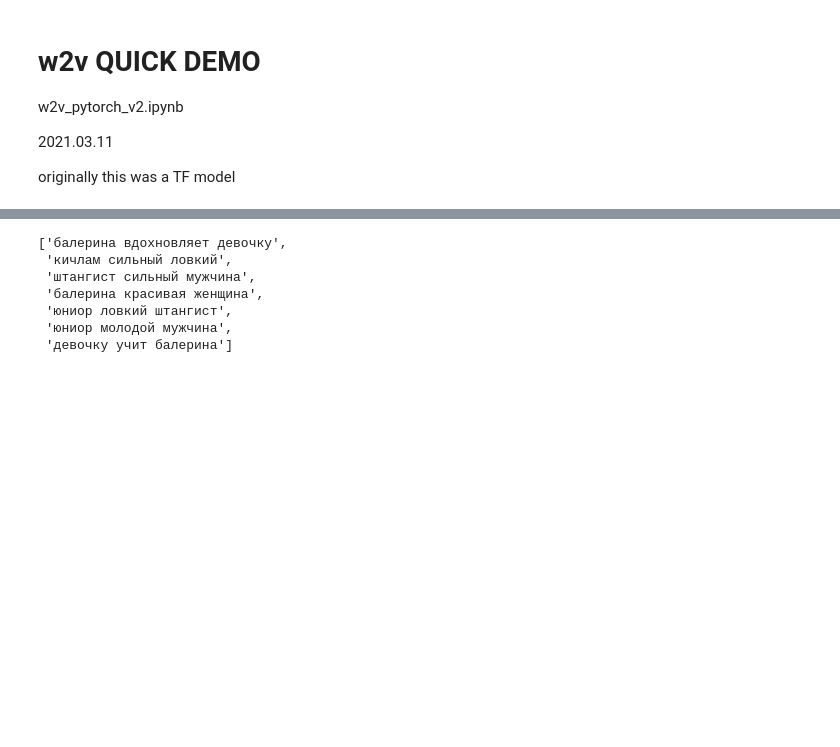
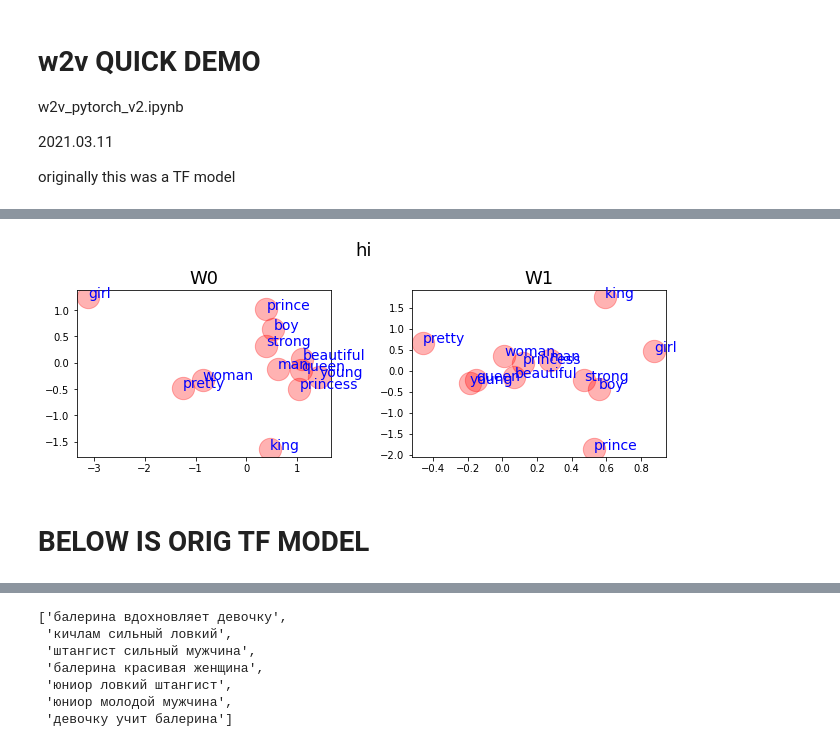
Before and after one commit to ftk1000/w2v_ftk1000, a Jupyter notebook: w2v_pytorch_v2.ipynb, the cells around one changed output, grey strips where cells are left out. Saved outputs shown, nothing was run; the diff lists cells and outputs as text; code cells hidden in the pictures; blank space fills up the shorter version.

```diff
--- a/w2v_pytorch_v2.ipynb
+++ b/w2v_pytorch_v2.ipynb
@@ -11,3 +258,9 @@ originally this was a TF model
+# %%
+plot_words_v1( vocab=vocabulary, W0=W2.cpu().detach().numpy(), W1=W1.cpu().detach().numpy(), ttl='hi' )
+# %% [output]
+[figure, added]
+# %% [markdown]
+# BELOW IS ORIG TF MODEL
 # %%
 # w2v_tf_fast
 import numpy as np
```
Also changed, not shown: parts of 7 cells of this notebook.
